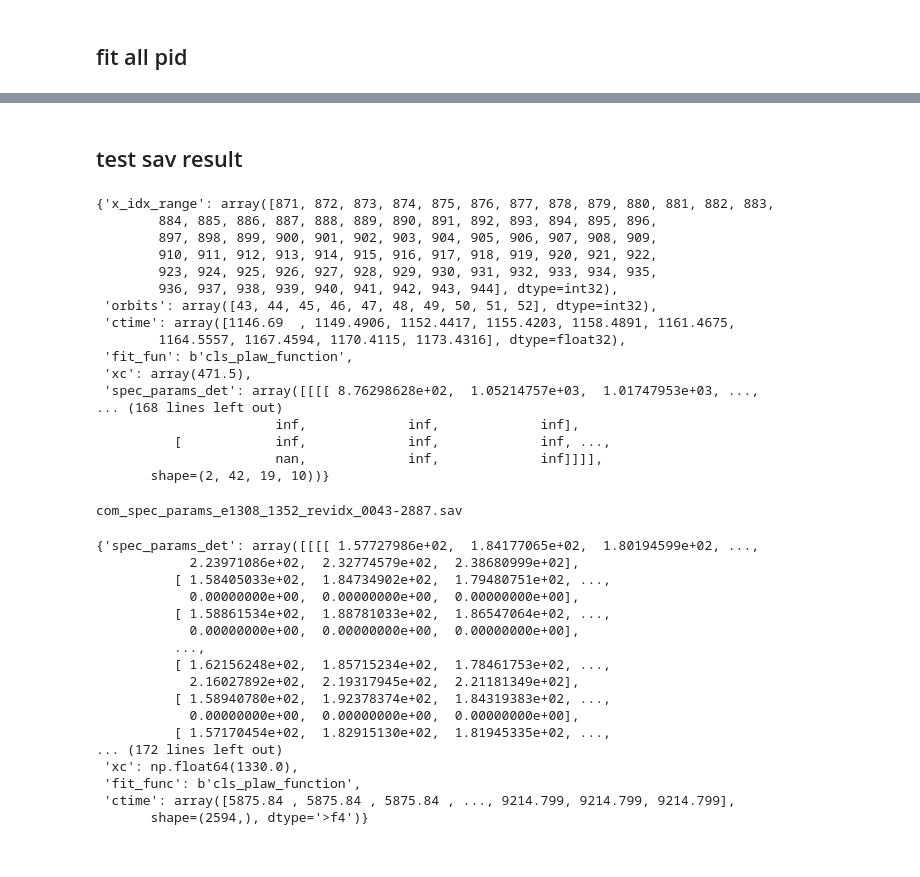
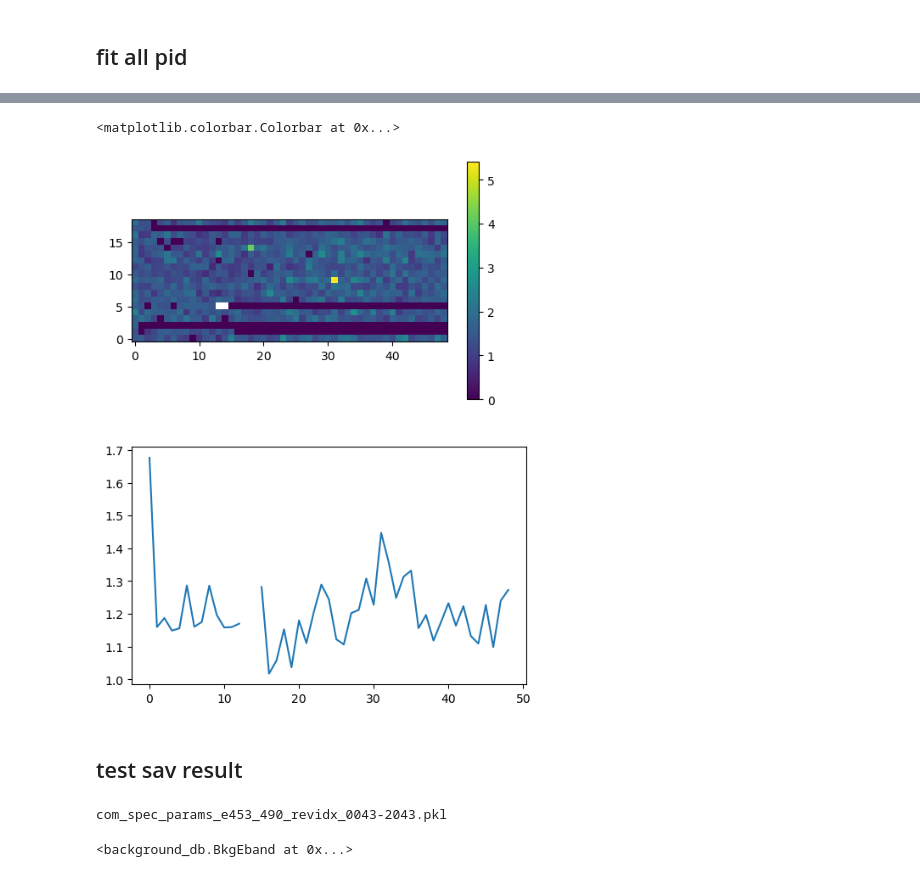
Before and after one commit to tristanbouchet/spibackground, a Jupyter notebook: fit_bkg.ipynb, the cells around one changed output, grey strips where cells are left out. Cells and saved outputs as stored; diff of their text form; code cells hidden in the pictures.

Commit message:
Add redchi2

```diff
--- a/fit_bkg.ipynb
+++ b/fit_bkg.ipynb
@@ -181,58 +199,25 @@ Saved to com_spec_params_e453_490_revidx_0043-0052.pkl
   - fit_fun: b'cls_plaw_function'
   - xc 471.5
+# %%
+fig, (ax1,ax2)=plt.subplots(2,1, figsize=(6,8))
+im=ax1.imshow(fitter.sav_dico['redchi2'], origin='lower')
+ax2.plot(fitter.sav_dico['redchi2'].mean(axis=0))
+plt.colorbar(im)
+# %% [output]
+<matplotlib.colorbar.Colorbar at 0x...>
+[figure, added]
 # %% [markdown]
 ## test sav result
-# %%
-from background_db import *
-import pickle
-
-with open('com_spec_params_e453_490_revidx_0043-0052.pkl', 'rb') as f:
-    spec_params=pickle.load(f)
-spec_params
-# %% [output]
-{'x_idx_range': array([871, 872, 873, 874, 875, 876, 877, 878, 879, 880, 881, 882, 883,
-        884, 885, 886, 887, 888, 889, 890, 891, 892, 893, 894, 895, 896,
-        897, 898, 899, 900, 901, 902, 903, 904, 905, 906, 907, 908, 909,
-        910, 911, 912, 913, 914, 915, 916, 917, 918, 919, 920, 921, 922,
-        923, 924, 925, 926, 927, 928, 929, 930, 931, 932, 933, 934, 935,
-        936, 937, 938, 939, 940, 941, 942, 943, 944], dtype=int32),
- 'orbits': array([43, 44, 45, 46, 47, 48, 49, 50, 51, 52], dtype=int32),
- 'ctime': array([1146.69  , 1149.4906, 1152.4417, 1155.4203, 1158.4891, 1161.4675,
-        1164.5557, 1167.4594, 1170.4115, 1173.4316], dtype=float32),
- 'fit_fun': b'cls_plaw_function',
- 'xc': array(471.5),
- 'spec_params_det': array([[[[ 8.76298628e+02,  1.05214757e+03,  1.01747953e+03, ...,
-... (168 lines left out)
-                       inf,             inf,             inf],
-          [            inf,             inf,             inf, ...,
-                       nan,             inf,             inf]]]],
-       shape=(2, 42, 19, 10))}
 # %%
+from background_db import *
+
 bkg_db_dir = '/Users/tbastro/SPI_analysis/BACKGROUND/BG_SAV/PSD/'
-spec_params_path_list = glob(f'{bkg_db_dir}*spec_params_e*idx_*.sav')
-spec_params_file = spec_params_path_list[4].split('/')[-1]
+# spec_params_path_list = glob(f'{bkg_db_dir}*spec_params_e*idx_*.sav')
+# spec_params_file = spec_params_path_list[4].split('/')[-1]
+spec_params_file= 'com_spec_params_e453_490_revidx_0043-2043.pkl'
 print(spec_params_file)
-bkg_eband=BkgEband('PSD', bkg_db_dir, spec_params_file)
-bkg_eband
+bkg_eband=BkgEband('PSD', './', spec_params_file)
+print(bkg_eband)
 # %% [output]
-com_spec_params_e1308_1352_revidx_0043-2887.sav
+com_spec_params_e453_490_revidx_0043-2043.pkl
+<background_db.BkgEband at 0x...>
-# %%
-bkg_eband.param_sav
-# %% [output]
-{'spec_params_det': array([[[[ 1.57727986e+02,  1.84177065e+02,  1.80194599e+02, ...,
-            2.23971086e+02,  2.32774579e+02,  2.38680999e+02],
-          [ 1.58405033e+02,  1.84734902e+02,  1.79480751e+02, ...,
-            0.00000000e+00,  0.00000000e+00,  0.00000000e+00],
-          [ 1.58861534e+02,  1.88781033e+02,  1.86547064e+02, ...,
-            0.00000000e+00,  0.00000000e+00,  0.00000000e+00],
-          ...,
-          [ 1.62156248e+02,  1.85715234e+02,  1.78461753e+02, ...,
-            2.16027892e+02,  2.19317945e+02,  2.21181349e+02],
-          [ 1.58940780e+02,  1.92378374e+02,  1.84319383e+02, ...,
-            0.00000000e+00,  0.00000000e+00,  0.00000000e+00],
-          [ 1.57170454e+02,  1.82915130e+02,  1.81945335e+02, ...,
-... (172 lines left out)
- 'xc': np.float64(1330.0),
- 'fit_func': b'cls_plaw_function',
- 'ctime': array([5875.84 , 5875.84 , 5875.84 , ..., 9214.799, 9214.799, 9214.799],
-       shape=(2594,), dtype='>f4')}
```
Also changed, not shown: parts of 5 cells of this notebook, 3 other files.
